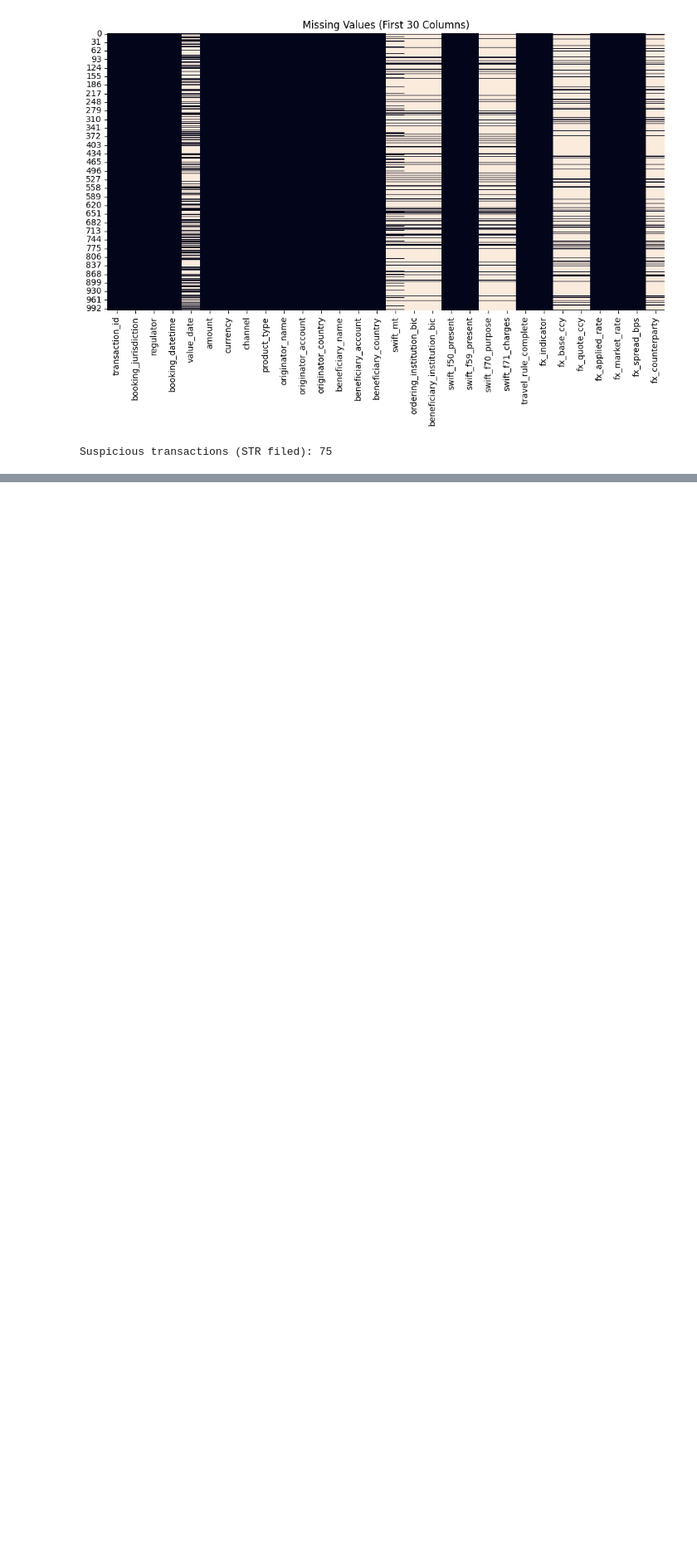
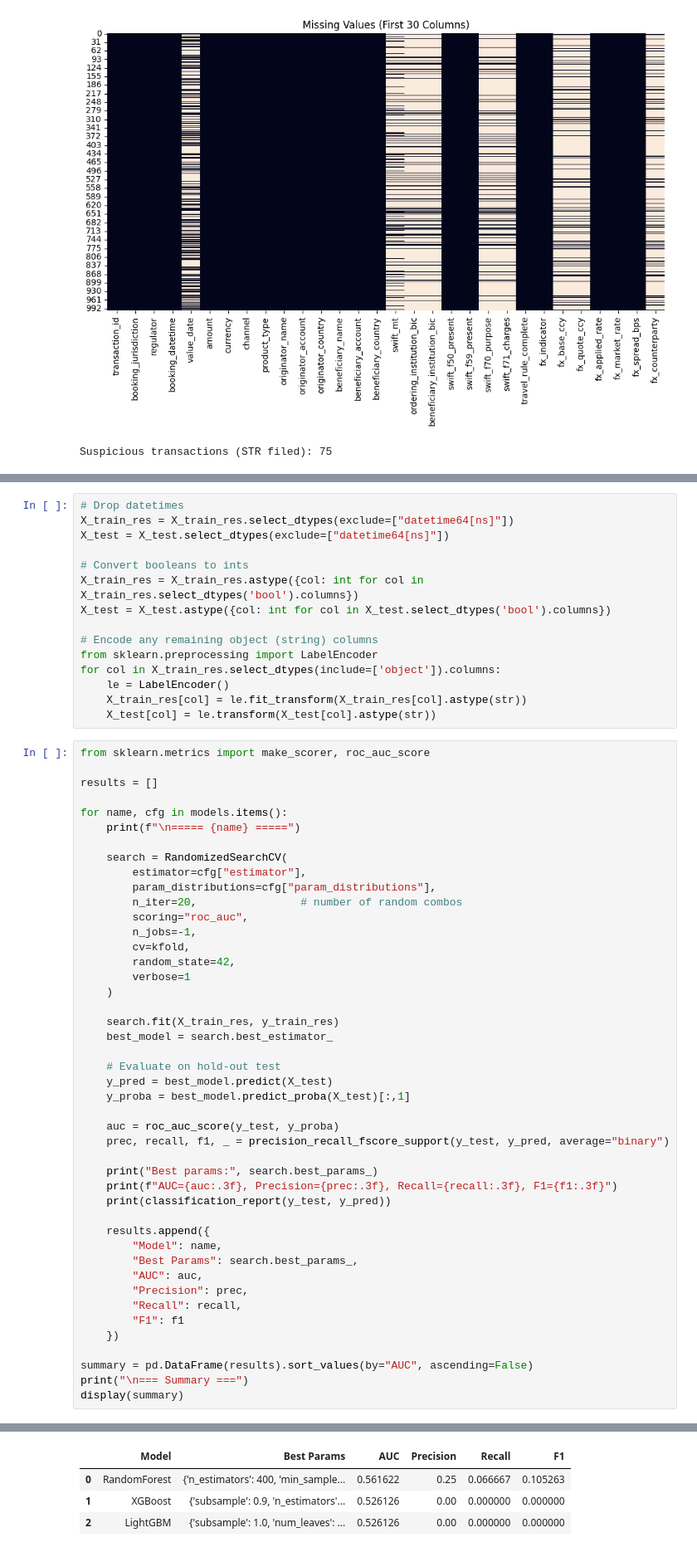
Before and after one commit to yminnnx/singhacks-25, a Jupyter notebook: aml_yumin.ipynb, the cells around one changed output, grey strips where cells are left out. Shown at 83% size. Cells and saved outputs as stored; diff of their text form; blank space fills up the shorter version.

Commit message:
model testing

```diff
--- a/aml_yumin.ipynb
+++ b/aml_yumin.ipynb
@@ -76,0 +539,61 @@ Suspicious transactions (STR filed): 75
+# %%
+# Drop datetimes
+X_train_res = X_train_res.select_dtypes(exclude=["datetime64[ns]"])
+X_test = X_test.select_dtypes(exclude=["datetime64[ns]"])
+
+# Convert booleans to ints
+X_train_res = X_train_res.astype({col: int for col in X_train_res.select_dtypes('bool').columns})
+X_test = X_test.astype({col: int for col in X_test.select_dtypes('bool').columns})
+
+# Encode any remaining object (string) columns
+from sklearn.preprocessing import LabelEncoder
+for col in X_train_res.select_dtypes(include=['object']).columns:
+    le = LabelEncoder()
+    X_train_res[col] = le.fit_transform(X_train_res[col].astype(str))
+    X_test[col] = le.transform(X_test[col].astype(str))
+# %%
+from sklearn.metrics import make_scorer, roc_auc_score
+
+results = []
+
+for name, cfg in models.items():
+    print(f"\n===== {name} =====")
+
+    search = RandomizedSearchCV(
+        estimator=cfg["estimator"],
+        param_distributions=cfg["param_distributions"],
+        n_iter=20,                # number of random combos
+        scoring="roc_auc",
+        n_jobs=-1,
+        cv=kfold,
+        random_state=42,
+        verbose=1
+    )
+
+    search.fit(X_train_res, y_train_res)
+    best_model = search.best_estimator_
+
+    # Evaluate on hold-out test
+    y_pred = best_model.predict(X_test)
+    y_proba = best_model.predict_proba(X_test)[:,1]
+
+    auc = roc_auc_score(y_test, y_proba)
+    prec, recall, f1, _ = precision_recall_fscore_support(y_test, y_pred, average="binary")
+
+    print("Best params:", search.best_params_)
+    print(f"AUC={auc:.3f}, Precision={prec:.3f}, Recall={recall:.3f}, F1={f1:.3f}")
+    print(classification_report(y_test, y_pred))
+
+    results.append({
+        "Model": name,
+        "Best Params": search.best_params_,
+        "AUC": auc,
+        "Precision": prec,
+        "Recall": recall,
+        "F1": f1
+    })
+
+summary = pd.DataFrame(results).sort_values(by="AUC", ascending=False)
+print("\n=== Summary ===")
+display(summary)
+# %% [output]
@@ -76,0 +650,4 @@ Suspicious transactions (STR filed): 75
+|  | Model | Best Params | AUC | Precision | Recall | F1 |
+| 0 | RandomForest | {'n_estimators': 400, 'min_sample... | 0.561622 | 0.25 | 0.066667 | 0.105263 |
+| 1 | XGBoost | {'subsample': 0.9, 'n_estimators'... | 0.526126 | 0.00 | 0.000000 | 0.000000 |
+| 2 | LightGBM | {'subsample': 1.0, 'num_leaves': ... | 0.526126 | 0.00 | 0.000000 | 0.000000 |
```
Also changed, not shown: parts of 38 cells of this notebook.
